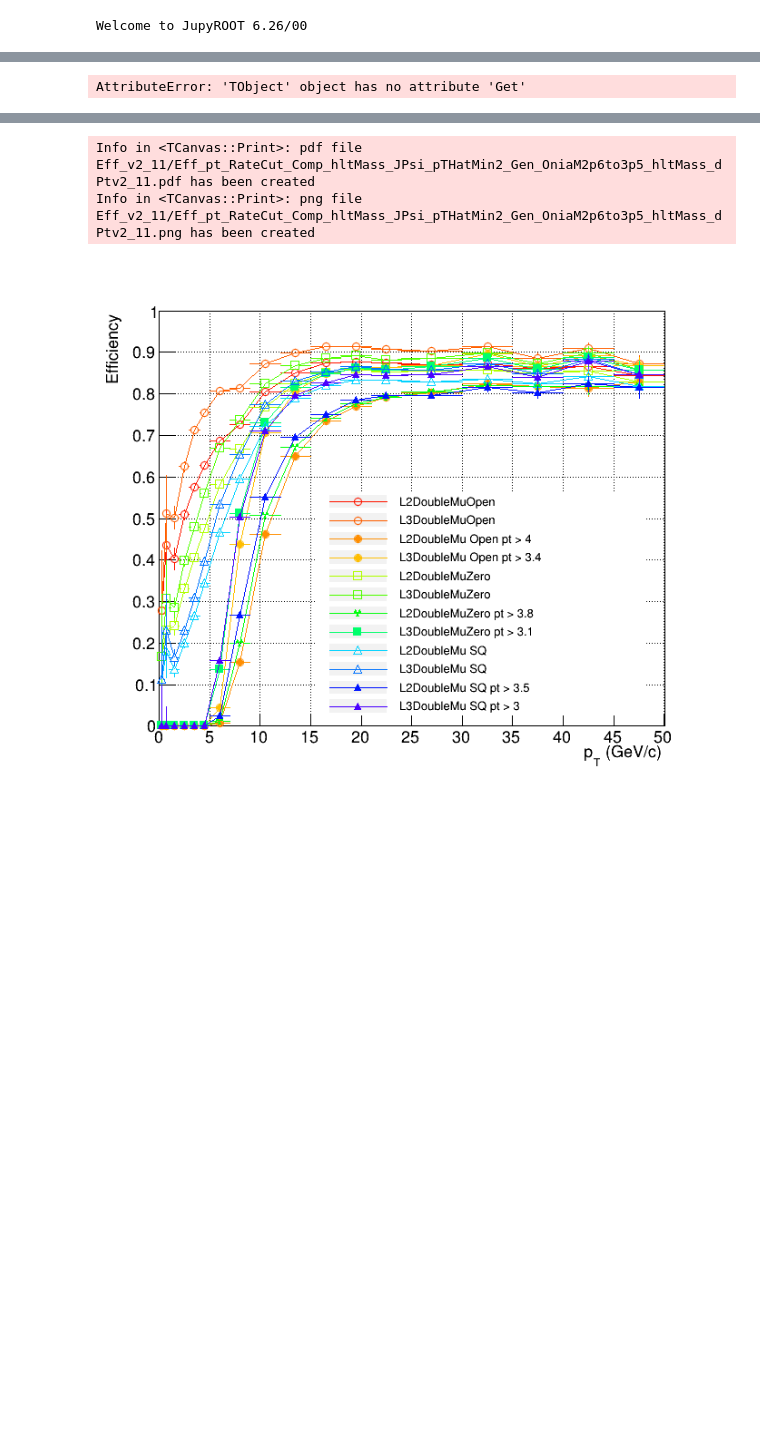
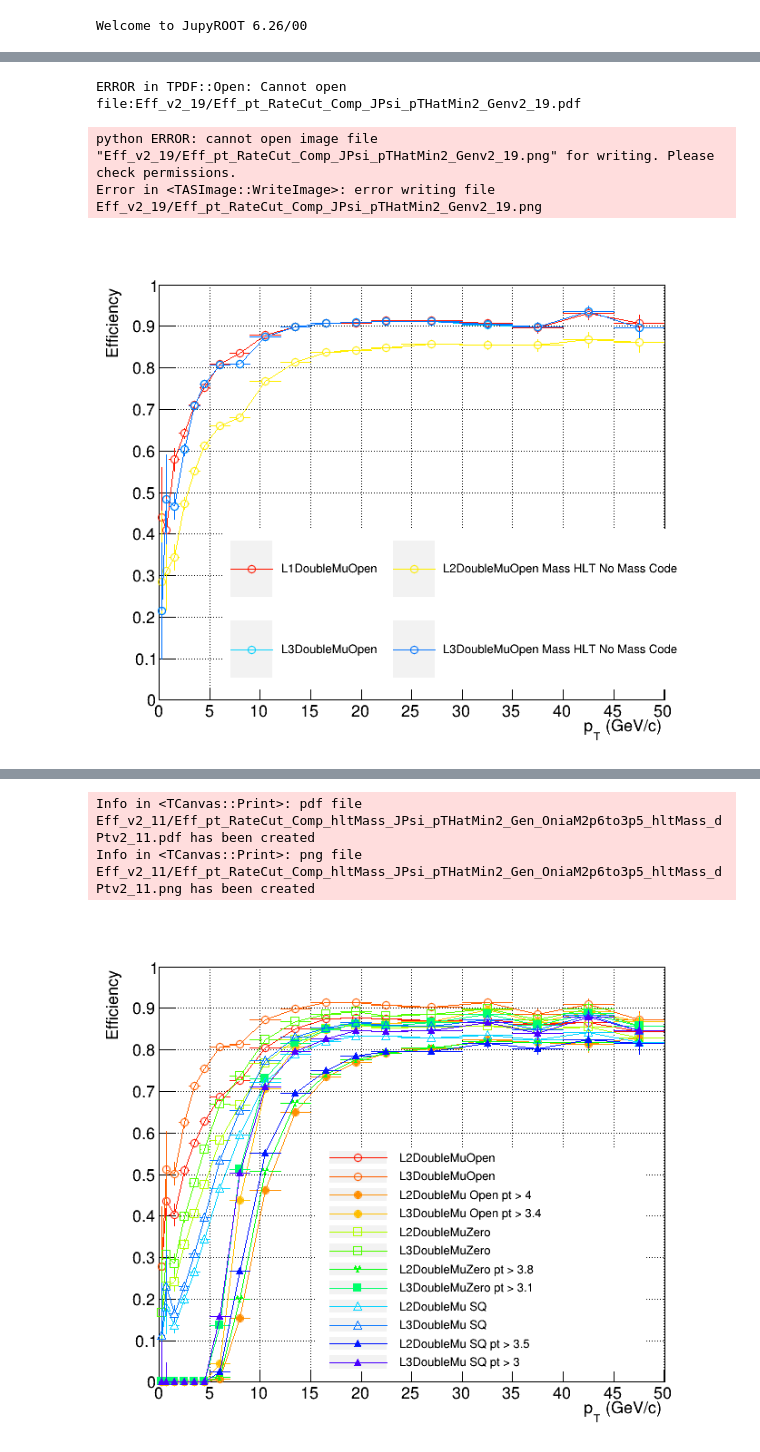
Before and after one commit to vince502/EffCalc, a Jupyter notebook: GetEfficiency.ipynb, the cells around one changed output, grey strips where cells are left out. Saved outputs shown, nothing was run; the diff lists cells and outputs as text; code cells hidden in the pictures; blank space fills up the shorter version.

```diff
--- a/GetEfficiency.ipynb
+++ b/GetEfficiency.ipynb
@@ -376,37 +392,70 @@ NameError: name 'DrawTrigSeq' is not defined
 # %%
 
 leg.SetNColumns(2)
 leg.SetTextSize(0.024)
-leg.SetX1(0.27);leg.SetX2(0.87);leg.SetY1(0.13);leg.SetY2(0.38);
+#leg.SetX1(0.1);leg.SetX2(0.95);leg.SetY1(0.7);leg.SetY2(0.92);
+leg.SetX1(0.2);leg.SetX2(0.95);leg.SetY1(0.12);leg.SetY2(0.43);
+
 leg.Clear()
 #canv, leg = DrawTrigSeq(f_out1.Get("L1DoubleMuOpen"), 'pt', canv, _col = 221, _leg = leg, _disc = "L1DoubleMuOpen v2-6")
 #canv, leg = DrawTrigSeq(f_out1.Get("L1DoubleMuZero"), 'pt', canv, _and = True, _col = 221, _leg = leg, _disc = "L1DoubleMuZero v2-6")
 #canv, leg = DrawTrigSeq(f_out1.Get("L1DoubleMuSQ"), 'pt', canv, _and = True, _col = 208, _leg = leg, _disc = "L1DoubleMu SQ v2-6")
 
-canv, leg = DrawTrigSeq(f_out2.Get("L2DoubleMuOpen"), 'pt', canv, _and = False, _col = getcolor(0), _leg = leg, _marker = 24, _disc = "L2DoubleMuOpen")# %s" % ver1)# v2-7-mod1")
-canv, leg = DrawTrigSeq(f_out2.Get("L3DoubleMuOpen"), 'pt', canv, _and = True, _col = getcolor(1), _leg = leg, _marker = 24, _disc = "L3DoubleMuOpen")# %s" % ver1)# v2-7-mod1")
-canv, leg = DrawTrigSeq(f_out2.Get("L2DoubleMuOpen"), 'pt_4p0', canv, _and = True, _col = getcolor(2), _leg = leg, _marker = 20, _disc = "L2DoubleMu Open pt > 4")# %s" % ver1)# v2-7-mod1")
-canv, leg = DrawTrigSeq(f_out2.Get("L3DoubleMuOpen"), 'pt_3p4', canv, _and = True, _col = getcolor(3), _leg = leg, _marker = 20, _disc = "L3DoubleMu Open pt > 3.4")# %s" % ver1)# v2-7-mod1")
+# canv, leg = DrawTrigSeq(f_out2.Get("L1DoubleMuOpen"), 'pt', canv, _and = False, _col = getcolor(0), _leg = leg, _marker = 24, _disc = "L1DoubleMuOpen")# %s" % ver1)# v2-7-mod1")
+# canv, leg = DrawTrigSeq(f_out2.Get("L1DoubleMuCosmic"), 'pt', canv, _and = True, _col = getcolor(34), _leg = leg, _marker = 24, _disc = "L1DoubleMuCosmic")# %s" % ver1)# v2-7-mod1")
 
-canv, leg = DrawTrigSeq(f_out2.Get("L2DoubleMuZero"), 'pt', canv, _and = True, _col = getcolor(6), _leg = leg, _marker = 25, _disc = "L2DoubleMuZero")# %s" % ver1)# v2-7-mod1")
-canv, leg = DrawTrigSeq(f_out2.Get("L3DoubleMuZero"), 'pt', canv, _and = True, _col = getcolor(8), _leg = leg, _marker = 25, _disc = "L3DoubleMuZero")# %s" % ver1)# v2-7-mod1")
-canv, leg = DrawTrigSeq(f_out2.Get("L2DoubleMuZero"), 'pt_3p8', canv, _and = True, _col = getcolor(10), _leg = leg, _marker = 39,  _disc = "L2DoubleMuZero pt > 3.8")#%s" % ver1)# v2-7-mod1")
-canv, leg = DrawTrigSeq(f_out2.Get("L3DoubleMuZero"), 'pt_3p1', canv, _and = True, _col = getcolor(12), _leg = leg, _marker = 21, _disc = "L3DoubleMuZero pt > 3.1")#%s" % ver1)# v2-7-mod1")
+# canv, leg = DrawTrigSeq(f_out2.Get("L2DoubleMuOpen"), 'pt', canv, _and = True, _col = getcolor(1), _leg = leg, _marker = 24, _disc = "L2DoubleMuOpen")# %s" % ver1)# v2-7-mod1")
+# canv, leg = DrawTrigSeq(f_out2.Get("L2DoubleMuCosmic"), 'pt', canv, _and = True, _col = getcolor(18), _leg = leg, _marker = 24, _disc = "L2DoubleMuCosmic")# %s" % ver1)# v2-7-mod1")
 
-canv, leg = DrawTrigSeq(f_out2.Get("L2DoubleMuSQ"), 'pt', canv, _and = True, _col = getcolor(16), _leg = leg, _marker = 26, _disc = "L2DoubleMu SQ")# %s" % ver1)# v2-7-mod1")
-canv, leg = DrawTrigSeq(f_out2.Get("L3DoubleMuSQ"), 'pt', canv, _and = True, _col = getcolor(18), _leg = leg, _marker = 26, _disc = "L3DoubleMu SQ")# %s" % ver1)# v2-7-mod1")
-canv, leg = DrawTrigSeq(f_out2.Get("L2DoubleMuSQ"), 'pt_3p5', canv, _and = True, _col = getcolor(20), _leg = leg, _marker = 22, _disc = "L2DoubleMu SQ pt > 3.5")# %s" % ver1)# v2-7-mod1")
-canv, leg = DrawTrigSeq(f_out2.Get("L3DoubleMuSQ"), 'pt_3p0', canv, _and = True, _col = getcolor(22), _leg = leg, _marker = 22, _disc = "L3DoubleMu SQ pt > 3")# %s" % ver1)# v2-7-mod1")
+# canv, leg = DrawTrigSeq(f_out2.Get("L3DoubleMuOpen"), 'pt', canv, _and = True, _col = getcolor(3), _leg = leg, _marker = 24, _disc = "L3DoubleMuOpen")# %s" % ver1)# v2-7-mod1")
+# canv, leg = DrawTrigSeq(f_out2.Get("L3DoubleMuCosmic"), 'pt', canv, _and = True, _col = getcolor(20), _leg = leg, _marker = 24, _disc = "L3DoubleMuCosmic")# %s" % ver1)# v2-7-mod1")
+
+canv, leg = DrawTrigSeq(f_out2.Get("L1DoubleMuOpen"), 'pt', canv, _and = False, _col = getcolor(0), _leg = leg, _marker = 24, _disc = "L1DoubleMuOpen")# %s" % ver1)# v2-7-mod1")
+
+# canv, leg = DrawTrigSeq(f_out2.Get("L2DoubleMuOpen"), 'pt', canv, _and = True, _col = getcolor(1), _leg = leg, _marker = 24, _disc = "L2DoubleMuOpen")# %s" % ver1)# v2-7-mod1")
+# canv, leg = DrawTrigSeq(f_out2.Get("L2DoubleMuOpen_DoHLTCut_Mass"), 'pt', canv, _and = True, _col = getcolor(3), _leg = leg, _marker = 24, _disc = "L2DoubleMuOpen Mass")# %s" % ver1)# v2-7-mod1")
+# canv, leg = DrawTrigSeq(f_out2.Get("HLT_HIL2DoubleMu0_M1to6p5_Open_v"), 'pt', canv, _and = True, _col = getcolor(3), _leg = leg, _marker = 24, _disc = "L2DoubleMuOpen Mass HLT")# %s" % ver1)# v2-7-mod1")
+# canv, leg = DrawTrigSeq(f_out2.Get("HLT_HIL2DoubleMu0_MmiInftoInf_Open_v"), 'pt', canv, _and = True, _col = getcolor(2), _leg = leg, _marker = 24, _disc = "L2DoubleMuOpen No Mass HLT")# %s" % ver1)# v2-7-mod1")
+
+canv, leg = DrawTrigSeq(f_out2.Get("HLT_HIL2DoubleMu0_M1to6p5Open_DoHLTCut_Mass"), 'pt', canv, _and = True, _col = getcolor(4), _leg = leg, _marker = 24, _disc = "L2DoubleMuOpen Mass HLT No Mass Code")# %s" % ver1)# v2-7-mod1")
+
+# canv, leg = DrawTrigSeq(f_out2.Get("L3DoubleMuOpen"), 'pt', canv, _and = True, _col = getcolor(12), _leg = leg, _marker = 24, _disc = "L3DoubleMuOpen")# %s" % ver1)# v2-7-mod1")
+canv, leg = DrawTrigSeq(f_out2.Get("L3DoubleMuOpen_DoHLTCut_Mass"), 'pt', canv, _and = True, _col = getcolor(16), _leg = leg, _marker = 24, _disc = "L3DoubleMuOpen")# %s" % ver1)# v2-7-mod1")
+canv, leg = DrawTrigSeq(f_out2.Get("HLT_HIL3DoubleMu0_M2to4p5Open_DoHLTCut_Mass_v"), 'pt', canv, _and = True, _col = getcolor(18), _leg = leg, _marker = 24, _disc = "L3DoubleMuOpen Mass HLT No Mass Code")# %s" % ver1)# v2-7-mod1")
+
+# canv, leg = DrawTrigSeq(f_out2.Get("HLT_HIL3DoubleMu0_M2to4p5_Open_v"), 'pt', canv, _and = True, _col = getcolor(5), _leg = leg, _marker = 24, _disc = "L3DoubleMuOpen Mass HLT")# %s" % ver1)# v2-7-mod1")
+# canv, leg = DrawTrigSeq(f_out2.Get("HLT_HIL3DoubleMu0_M2to4p5NoL3Pre_Open_v"), 'pt', canv, _and = True, _col = getcolor(6), _leg = leg, _marker = 24, _disc = "L3DoubleMuOpen Mass HLT No Prefilt")# %s" % ver1)# v2-7-mod1")
+# canv, leg = DrawTrigSeq(f_out2.Get("HLT_HIL3DoubleMu0_M2to4p5NoL3PreFast_Open_v"), 'pt', canv, _and = True, _col = getcolor(7), _leg = leg, _marker = 24, _disc = "L3DoubleMuOpen Mass HLT No Prefilt Fast")# %s" % ver1)# v2-7-mod1")
+
+# canv, leg = DrawTrigSeq(f_out2.Get("HLT_HIL2DoubleMu0_M1to6p5Acop1toPiAlphamiPito1_Open_v"), 'pt', canv, _and = True, _col = getcolor(10), _leg = leg, _marker = 24, _disc = "L2DoubleMuOpen Mass, Acop > 1")# %s" % ver1)# v2-7-mod1")
+# canv, leg = DrawTrigSeq(f_out2.Get("HLT_HIL2DoubleMu0_M1to6p5Acop1toPi_Open_v"), 'pt', canv, _and = True, _col = getcolor(16), _leg = leg, _marker = 24, _disc = "L2DoubleMuOpen Mass, Acop > 1, #alpha #in [0,1]")# %s" % ver1)# v2-7-mod1")
+# canv, leg = DrawTrigSeq(f_out2.Get("HLT_HIL3DoubleMu0_M2to4p5Acop1p2toPi_Open_v"), 'pt', canv, _and = True, _col = getcolor(22), _leg = leg, _marker = 24, _disc = "L3DoubleMuOpen Mass, Acop > 1.2")# %s" % ver1)# v2-7-mod1")
+
+# canv, leg = DrawTrigSeq(f_out2.Get("L2DoubleMuOpen"), 'pt_4p0', canv, _and = True, _col = getcolor(2), _leg = leg, _marker = 20, _disc = "L2DoubleMu Open pt > 4")# %s" % ver1)# v2-7-mod1")
+# canv, leg = DrawTrigSeq(f_out2.Get("L3DoubleMuOpen"), 'pt_3p4', canv, _and = True, _col = getcolor(3), _leg = leg, _marker = 20, _disc = "L3DoubleMu Open pt > 3.4")# %s" % ver1)# v2-7-mod1")
+
+# canv, leg = DrawTrigSeq(f_out2.Get("L2DoubleMuZero"), 'pt', canv, _and = True, _col = getcolor(6), _leg = leg, _marker = 25, _disc = "L2DoubleMuZero")# %s" % ver1)# v2-7-mod1")
+# canv, leg = DrawTrigSeq(f_out2.Get("L3DoubleMuZero"), 'pt', canv, _and = True, _col = getcolor(8), _leg = leg, _marker = 25, _disc = "L3DoubleMuZero")# %s" % ver1)# v2-7-mod1")
+# canv, leg = DrawTrigSeq(f_out2.Get("L2DoubleMuZero"), 'pt_3p8', canv, _and = True, _col = getcolor(10), _leg = leg, _marker = 39,  _disc = "L2DoubleMuZero pt > 3.8")#%s" % ver1)# v2-7-mod1")
+# canv, leg = DrawTrigSeq(f_out2.Get("L3DoubleMuZero"), 'pt_3p1', canv, _and = True, _col = getcolor(12), _leg = leg, _marker = 21, _disc = "L3DoubleMuZero pt > 3.1")#%s" % ver1)# v2-7-mod1")
+
+# canv, leg = DrawTrigSeq(f_out2.Get("L2DoubleMuSQ"), 'pt', canv, _and = True, _col = getcolor(16), _leg = leg, _marker = 26, _disc = "L2DoubleMu SQ")# %s" % ver1)# v2-7-mod1")
+# canv, leg = DrawTrigSeq(f_out2.Get("L3DoubleMuSQ"), 'pt', canv, _and = True, _col = getcolor(18), _leg = leg, _marker = 26, _disc = "L3DoubleMu SQ")# %s" % ver1)# v2-7-mod1")
+# canv, leg = DrawTrigSeq(f_out2.Get("L2DoubleMuSQ"), 'pt_3p5', canv, _and = True, _col = getcolor(20), _leg = leg, _marker = 22, _disc = "L2DoubleMu SQ pt > 3.5")# %s" % ver1)# v2-7-mod1")
+# canv, leg = DrawTrigSeq(f_out2.Get("L3DoubleMuSQ"), 'pt_3p0', canv, _and = True, _col = getcolor(22), _leg = leg, _marker = 22, _disc = "L3DoubleMu SQ pt > 3")# %s" % ver1)# v2-7-mod1")
 
 # canv, leg = DrawTrigSeq(f_leg.Get("HLT_HIL1DoubleMuOpen_v"), 'pt', canv, _and = True, _col = 2, _leg = leg, _disc = "HLT_HIL1DoubleMu0_Legacy_v")
 leg.DrawClone()
 canv.Draw()
 canv.SaveAs("%s/Eff_pt_RateCut_Comp_%s.pdf" % (pltdir, ver) )
 canv.SaveAs("%s/Eff_pt_RateCut_Comp_%s.png" % (pltdir, ver) )
 
 leg.Clear()
 # %% [output]
-AttributeError: 'TObject' object has no attribute 'Get'
+ERROR in TPDF::Open: Cannot open file:Eff_v2_19/Eff_pt_RateCut_Comp_JPsi_pTHatMin2_Genv2_19.pdf
+python ERROR: cannot open image file "Eff_v2_19/Eff_pt_RateCut_Comp_JPsi_pTHatMin2_Genv2_19.png" for writing. Please check permissions.
+Error in <TASImage::WriteImage>: error writing file Eff_v2_19/Eff_pt_RateCut_Comp_JPsi_pTHatMin2_Genv2_19.png
+[figure, added]
 # %%
 
 leg.SetNColumns(1)
```
Also changed, not shown: parts of 3 cells of this notebook, 7 other files.
